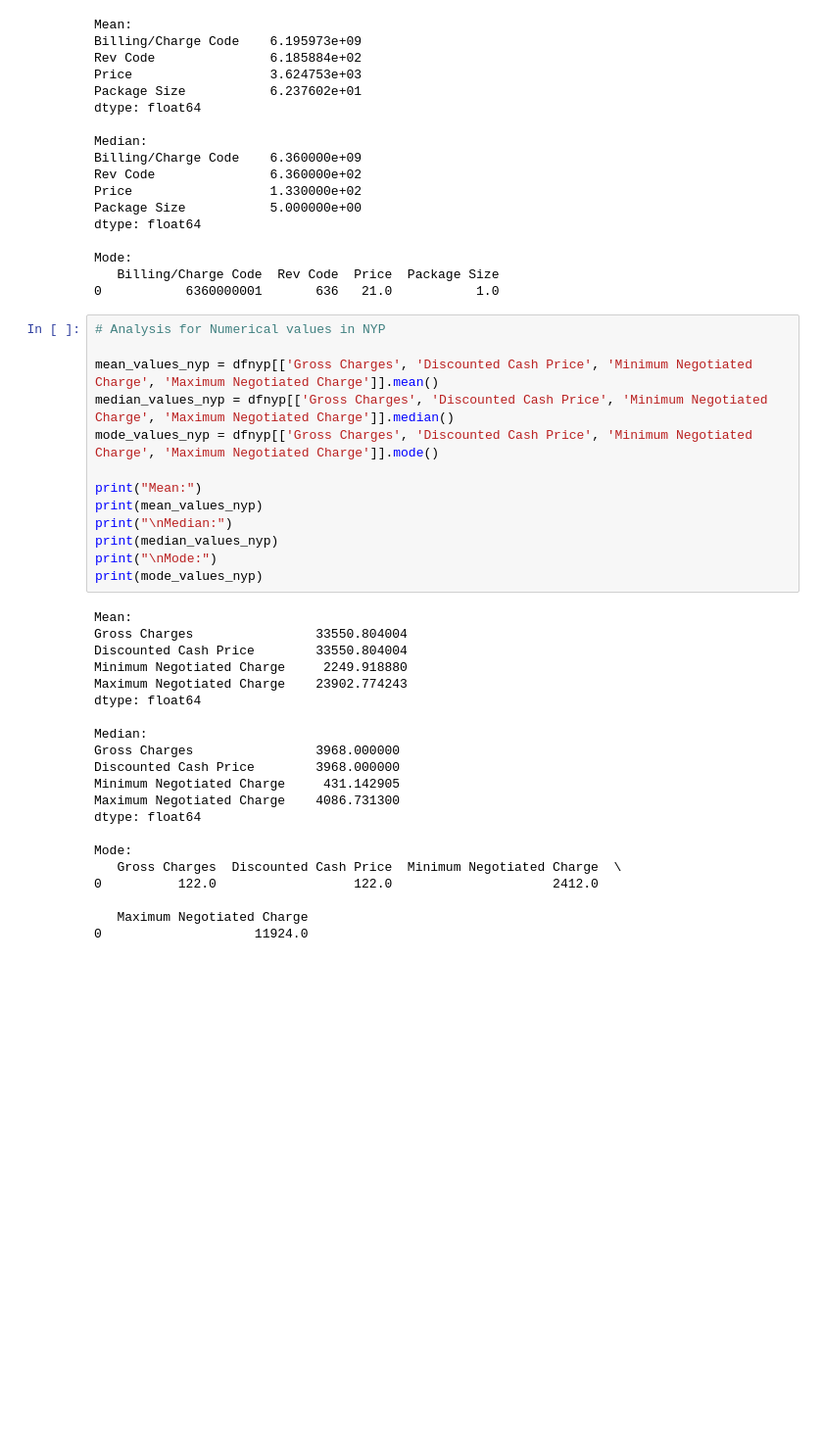
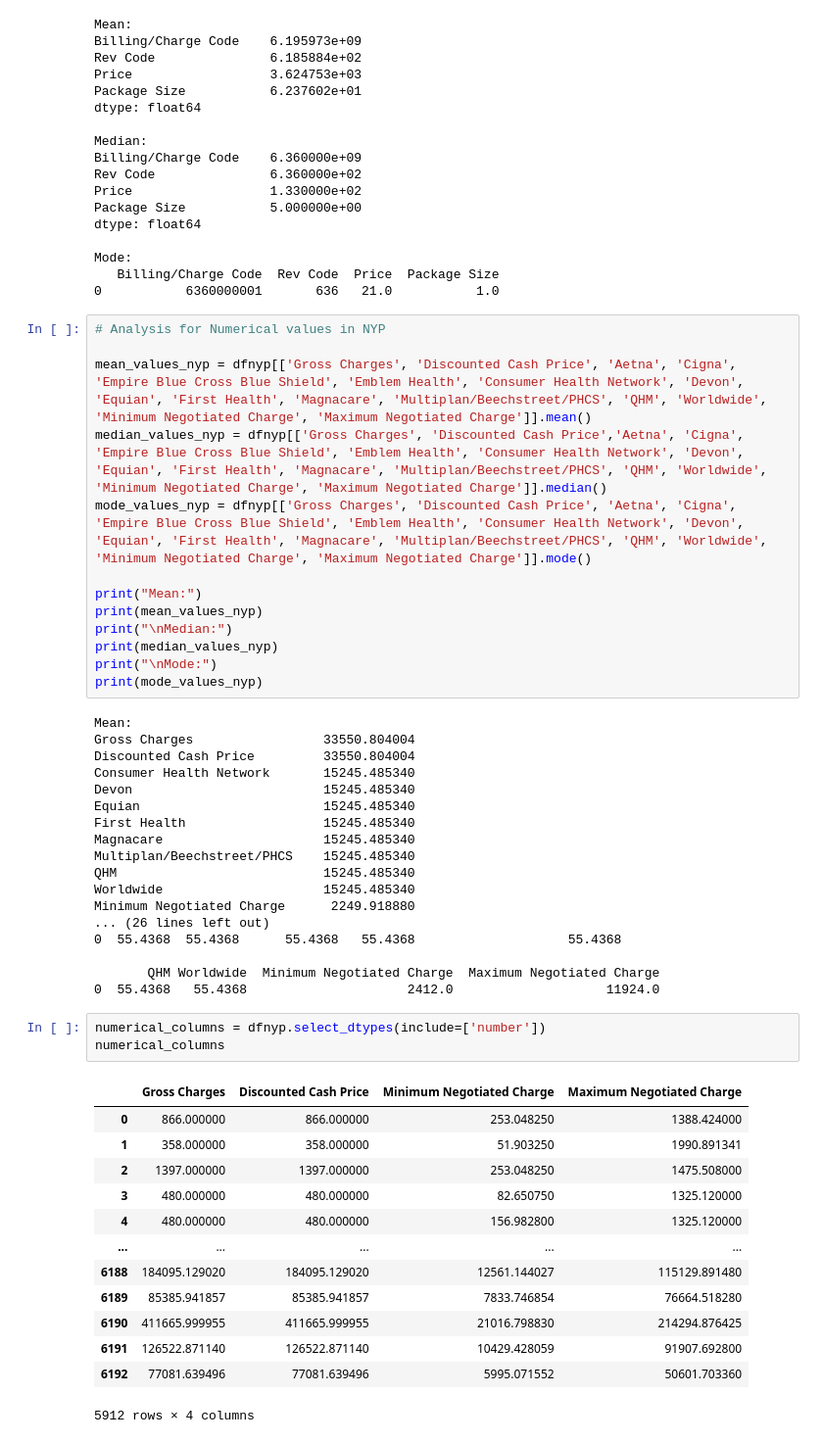
Before and after one commit to Helzheng123/sqlite_database_operations, a Jupyter notebook: sqlite_database_operations_hha504_wk3.ipynb, the cells around one changed output. Shown at 98% size. Cells and saved outputs as stored; diff of their text form; blank space fills up the shorter version.

```diff
--- a/sqlite_database_operations_hha504_wk3.ipynb
+++ b/sqlite_database_operations_hha504_wk3.ipynb
@@ -256,9 +418,9 @@ Mode:
 # %%
 # Analysis for Numerical values in NYP
 
-mean_values_nyp = dfnyp[['Gross Charges', 'Discounted Cash Price', 'Minimum Negotiated Charge', 'Maximum Negotiated Charge']].mean()
-median_values_nyp = dfnyp[['Gross Charges', 'Discounted Cash Price', 'Minimum Negotiated Charge', 'Maximum Negotiated Charge']].median()
-mode_values_nyp = dfnyp[['Gross Charges', 'Discounted Cash Price', 'Minimum Negotiated Charge', 'Maximum Negotiated Charge']].mode()
+mean_values_nyp = dfnyp[['Gross Charges', 'Discounted Cash Price', 'Aetna', 'Cigna', 'Empire Blue Cross Blue Shield', 'Emblem Health', 'Consumer Health Network', 'Devon', 'Equian', 'First Health', 'Magnacare', 'Multiplan/Beechstreet/PHCS', 'QHM', 'Worldwide', 'Minimum Negotiated Charge', 'Maximum Negotiated Charge']].mean()
+median_values_nyp = dfnyp[['Gross Charges', 'Discounted Cash Price','Aetna', 'Cigna', 'Empire Blue Cross Blue Shield', 'Emblem Health', 'Consumer Health Network', 'Devon', 'Equian', 'First Health', 'Magnacare', 'Multiplan/Beechstreet/PHCS', 'QHM', 'Worldwide', 'Minimum Negotiated Charge', 'Maximum Negotiated Charge']].median()
+mode_values_nyp = dfnyp[['Gross Charges', 'Discounted Cash Price', 'Aetna', 'Cigna', 'Empire Blue Cross Blue Shield', 'Emblem Health', 'Consumer Health Network', 'Devon', 'Equian', 'First Health', 'Magnacare', 'Multiplan/Beechstreet/PHCS', 'QHM', 'Worldwide', 'Minimum Negotiated Charge', 'Maximum Negotiated Charge']].mode()
 
 print("Mean:")
 print(mean_values_nyp)
@@ -268,22 +430,36 @@ print("\nMode:")
 print(mode_values_nyp)
 # %% [output]
 Mean:
-Gross Charges                33550.804004
-Discounted Cash Price        33550.804004
-Minimum Negotiated Charge     2249.918880
-Maximum Negotiated Charge    23902.774243
-dtype: float64
+Gross Charges                 33550.804004
+Discounted Cash Price         33550.804004
+Consumer Health Network       15245.485340
+Devon                         15245.485340
+Equian                        15245.485340
+First Health                  15245.485340
+Magnacare                     15245.485340
+Multiplan/Beechstreet/PHCS    15245.485340
+QHM                           15245.485340
+Worldwide                     15245.485340
+Minimum Negotiated Charge      2249.918880
+... (26 lines left out)
+0  55.4368  55.4368      55.4368   55.4368                    55.4368
 
-Median:
-Gross Charges                3968.000000
-Discounted Cash Price        3968.000000
-Minimum Negotiated Charge     431.142905
-Maximum Negotiated Charge    4086.731300
-dtype: float64
-
-Mode:
-   Gross Charges  Discounted Cash Price  Minimum Negotiated Charge  \
-0          122.0                  122.0                     2412.0
-
-   Maximum Negotiated Charge
-0                    11924.0
+       QHM Worldwide  Minimum Negotiated Charge  Maximum Negotiated Charge
+0  55.4368   55.4368                     2412.0                    11924.0
+# %%
+numerical_columns = dfnyp.select_dtypes(include=['number'])
+numerical_columns
+# %% [output]
+|  | Gross Charges | Discounted Cash Price | Minimum Negotiated Charge | Maximum Negotiated Charge |
+| 0 | 866.000000 | 866.000000 | 253.048250 | 1388.424000 |
+| 1 | 358.000000 | 358.000000 | 51.903250 | 1990.891341 |
+| 2 | 1397.000000 | 1397.000000 | 253.048250 | 1475.508000 |
+| 3 | 480.000000 | 480.000000 | 82.650750 | 1325.120000 |
+| 4 | 480.000000 | 480.000000 | 156.982800 | 1325.120000 |
+| ... | ... | ... | ... | ... |
+| 6188 | 184095.129020 | 184095.129020 | 12561.144027 | 115129.891480 |
+| 6189 | 85385.941857 | 85385.941857 | 7833.746854 | 76664.518280 |
+| 6190 | 411665.999955 | 411665.999955 | 21016.798830 | 214294.876425 |
+| 6191 | 126522.871140 | 126522.871140 | 10429.428059 | 91907.692800 |
+| 6192 | 77081.639496 | 77081.639496 | 5995.071552 | 50601.703360 |
+5912 rows × 4 columns
```
Also changed, not shown: parts of 12 cells of this notebook.
